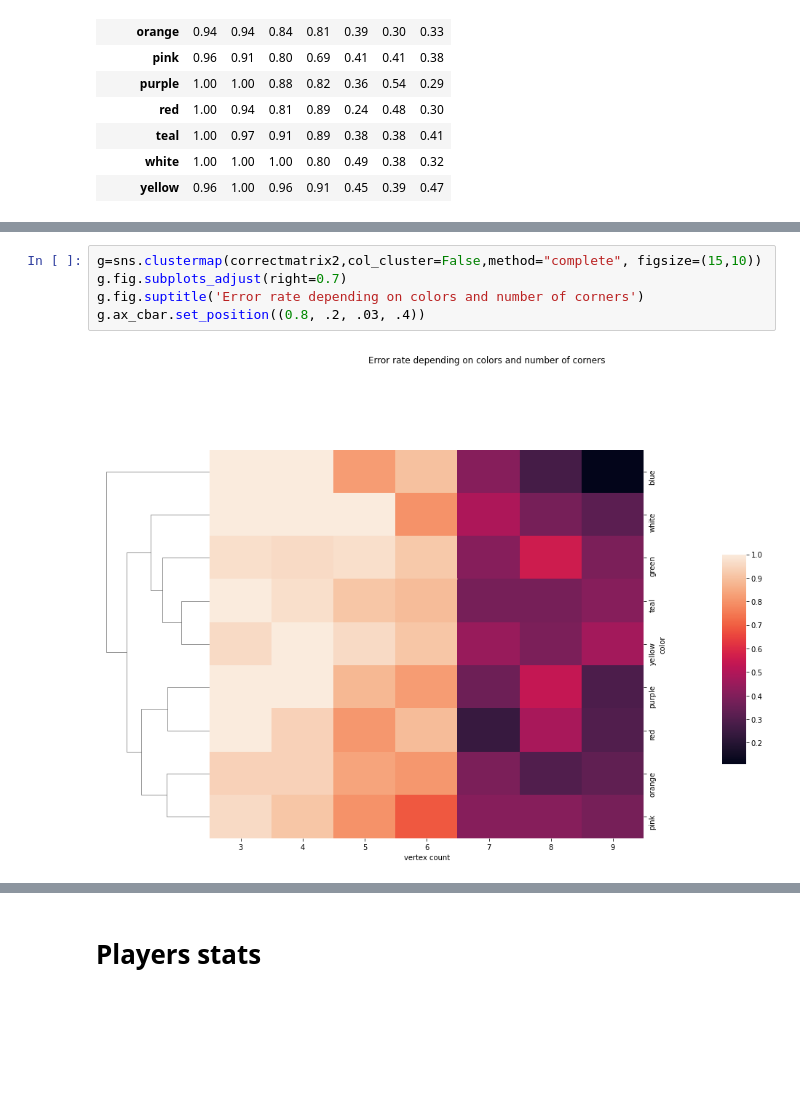
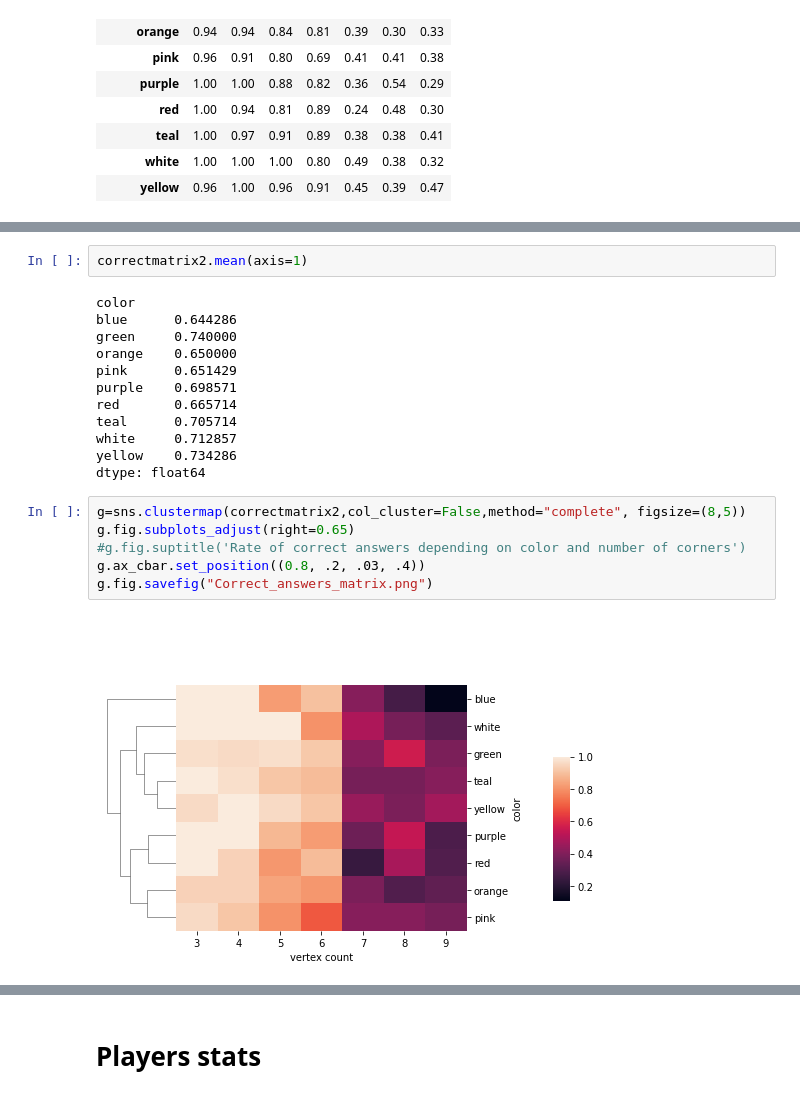
Before and after one commit to ellisille/peripheral-vision-and-state-mindfulness, a Jupyter notebook: game_analyse.ipynb, the cells around one changed output, grey strips where cells are left out. Saved outputs shown, nothing was run; the diff lists cells and outputs as text; blank space fills up the shorter version.

```diff
--- a/game_analyse.ipynb
+++ b/game_analyse.ipynb
@@ -309,7 +258,22 @@ sns.heatmap(correctmatrix['percent'].to_frame().unstack())
+# %%
+correctmatrix2.mean(axis=1)
+# %% [output]
+color
+blue      0.644286
+green     0.740000
+orange    0.650000
+pink      0.651429
+purple    0.698571
+red       0.665714
+teal      0.705714
+white     0.712857
+yellow    0.734286
+dtype: float64
 # %%
-g=sns.clustermap(correctmatrix2,col_cluster=False,method="complete", figsize=(15,10))
-g.fig.subplots_adjust(right=0.7)
-g.fig.suptitle('Error rate depending on colors and number of corners')
+g=sns.clustermap(correctmatrix2,col_cluster=False,method="complete", figsize=(8,5))
+g.fig.subplots_adjust(right=0.65)
+#g.fig.suptitle('Rate of correct answers depending on color and number of corners')
 g.ax_cbar.set_position((0.8, .2, .03, .4))
+g.fig.savefig("Correct_answers_matrix.png")
 # %% [output]
-[figure, old version]
+[figure, new version]
```
Also changed, not shown: parts of 28 cells of this notebook, 2 other files.
